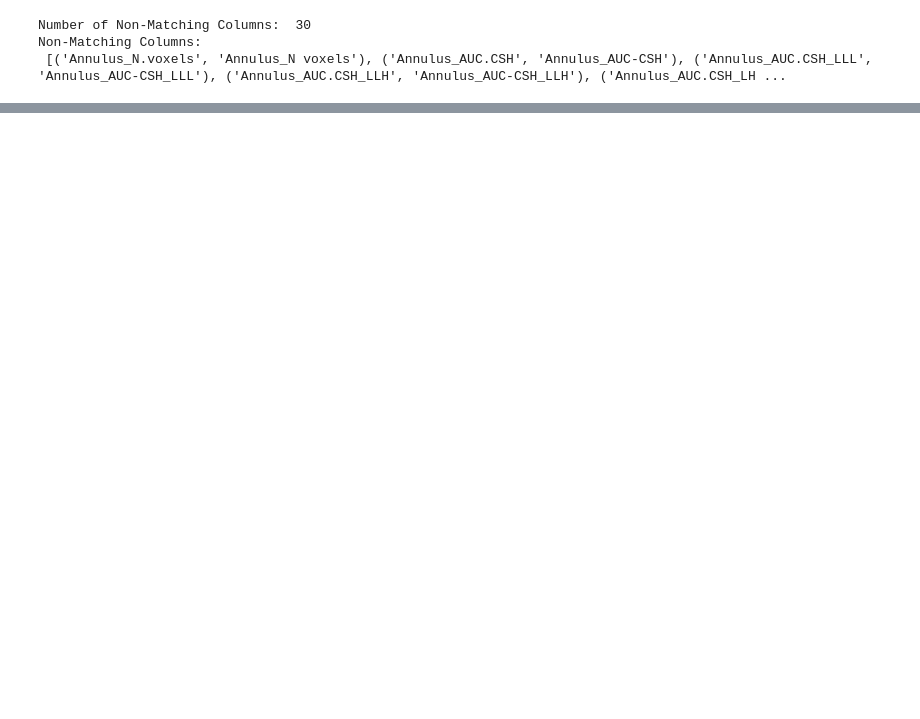
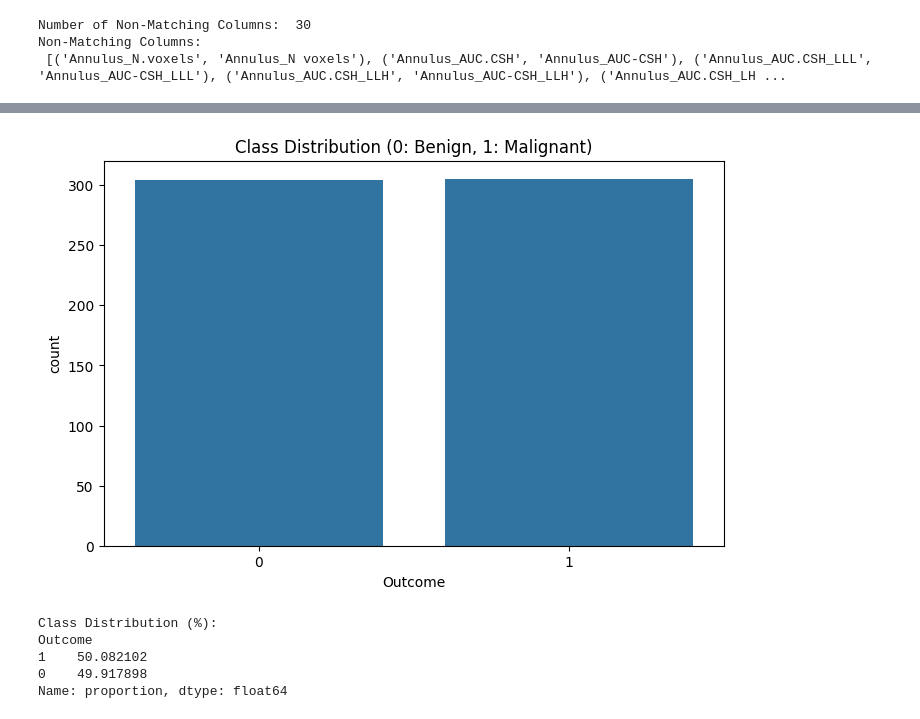
Before and after one commit to timqn22/cs189-final-project, a Jupyter notebook: FinalProject.ipynb, the cells around one changed output, grey strips where cells are left out. Saved outputs shown, nothing was run; the diff lists cells and outputs as text; code cells hidden in the pictures; blank space fills up the shorter version.

```diff
--- a/FinalProject.ipynb
+++ b/FinalProject.ipynb
@@ -149,0 +111,17 @@ def print_general_data_properties(data):
+# %%
+# Define paths (adjust as needed)
+train_path = './dataset/Features_Train.csv'
+test_path = './dataset/Lung Nodule/Lung Nodule/Features_Test.csv'
+
+# Load data with error handling
+try:
+    train_data = pd.read_csv(train_path)
+    print("Train data loaded successfully. Shape:", train_data.shape)
+except FileNotFoundError:
+    print(f"Error: {train_path} not found. Check the path or Kaggle dataset structure.")
+
+try:
+    test_data = pd.read_csv(test_path)
+    print("Test data loaded successfully. Shape:", test_data.shape)
+except FileNotFoundError:
+    print(f"Error: {test_path} not found. Ensure the path matches the Kaggle folder.")
@@ -182,0 +155,16 @@ Length: 2000, dtype: object
+# %%
+# Basic info
+df = pd.read_csv(train_path)
+print("="*50)
+print("Dataset Shape:", df.shape)
+print("\nFirst 5 Rows:")
+display(df.head())
+
+print("\nData Types:")
+print(df.dtypes)
+
+print("\nMissing Values per Column:")
+print(df.isnull().sum())
+
+print("\nDescriptive Statistics:")
+display(df.describe(include='all'))
@@ -182,0 +213,17 @@ Length: 2000, dtype: object
+# %%
+# Class distribution
+plt.figure(figsize=(8, 5))
+sns.countplot(data=df, x='Outcome')
+plt.title('Class Distribution (0: Benign, 1: Malignant)')
+plt.show()
+
+# Percentage breakdown
+class_dist = df['Outcome'].value_counts(normalize=True) * 100
+print(f"Class Distribution (%):\n{class_dist}")
+# %% [output]
+[figure, added]
+Class Distribution (%):
+Outcome
+1    50.082102
+0    49.917898
+Name: proportion, dtype: float64
```
Also changed, not shown: parts of 32 cells of this notebook.
